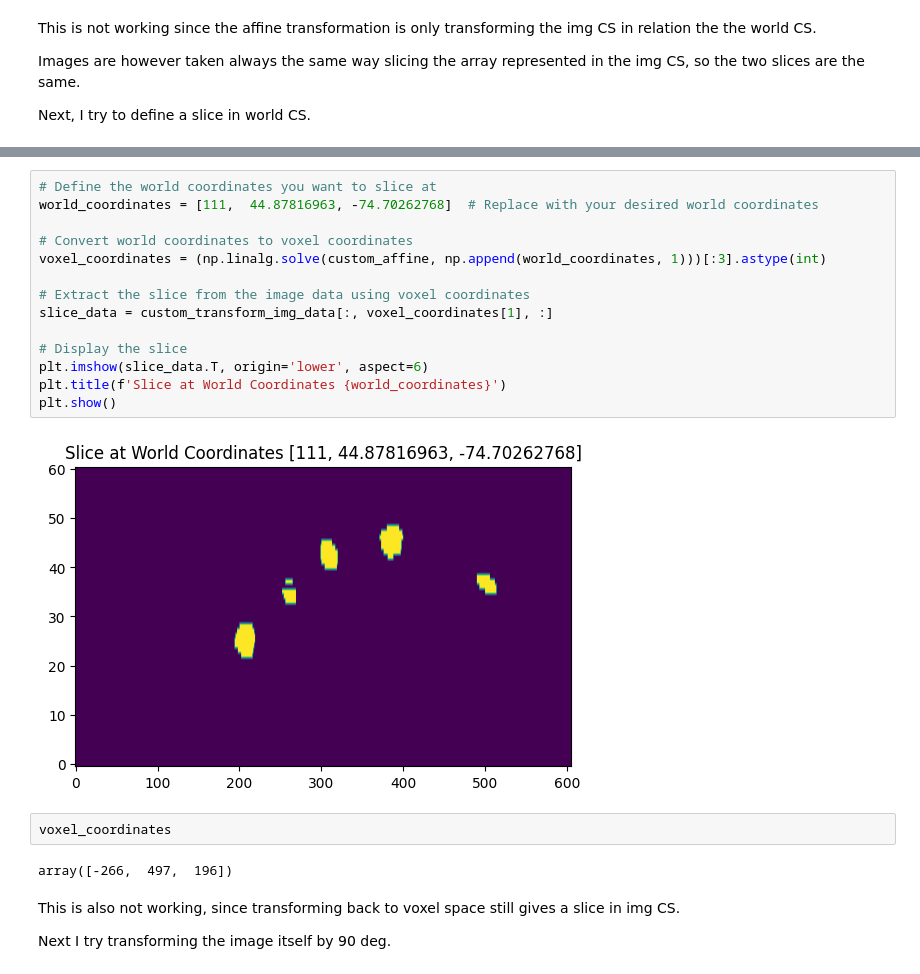
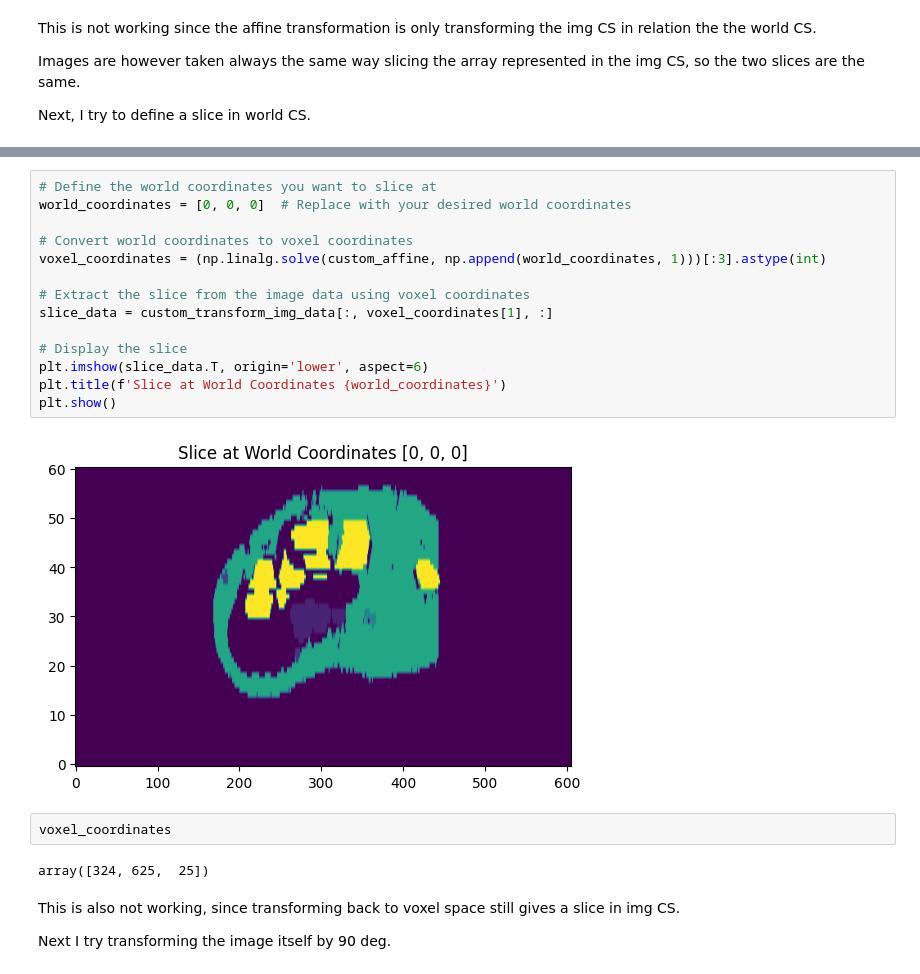
Before and after one commit to carlocagnetta/robotic_nerve_us, a Jupyter notebook: image_navigation/notebooks/mri_visual.ipynb, the cells around one changed output, grey strips where cells are left out. Cells and saved outputs as stored; diff of their text form.

```diff
--- a/image_navigation/notebooks/mri_visual.ipynb
+++ b/image_navigation/notebooks/mri_visual.ipynb
@@ -220,23 +220,23 @@ World coordinates of the first y-slice: [-118.85880258   84.72879024   63.621881
 # %%
 # Define the world coordinates you want to slice at
-world_coordinates = [111,  44.87816963, -74.70262768]  # Replace with your desired world coordinates
+world_coordinates = [0, 0, 0]  # Replace with your desired world coordinates
 
 # Convert world coordinates to voxel coordinates
 voxel_coordinates = (np.linalg.solve(custom_affine, np.append(world_coordinates, 1)))[:3].astype(int)
 
 # Extract the slice from the image data using voxel coordinates
 slice_data = custom_transform_img_data[:, voxel_coordinates[1], :]
 
 # Display the slice
 plt.imshow(slice_data.T, origin='lower', aspect=6)
 plt.title(f'Slice at World Coordinates {world_coordinates}')
 plt.show()
 # %% [output]
-[figure, old version]
+[figure, new version]
 # %%
 voxel_coordinates
 # %% [output]
-array([-266,  497,  196])
+array([324, 625,  25])
 # %% [markdown]
 This is also not working, since transforming back to voxel space still gives a slice in img CS.
 
```
Also changed, not shown: parts of 12 cells of this notebook, 6 other files.
